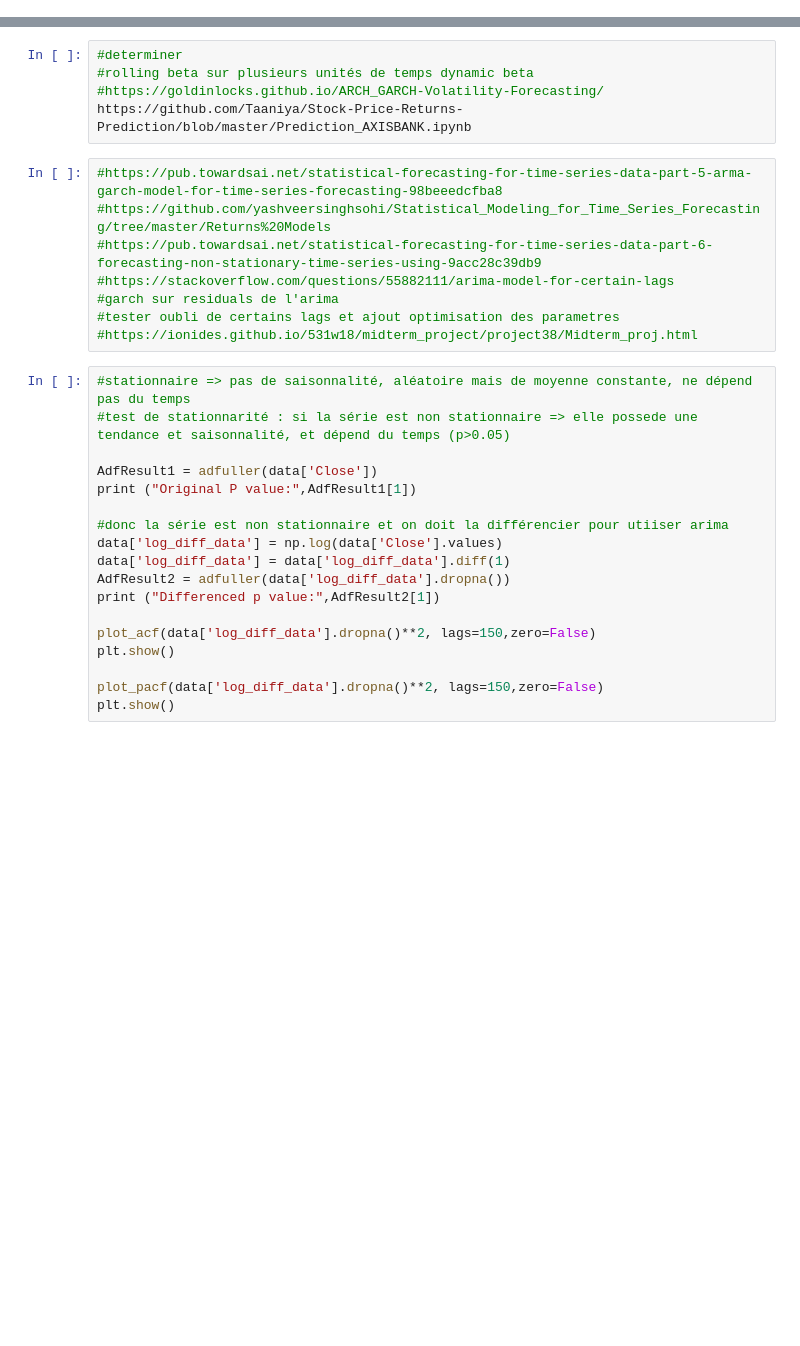
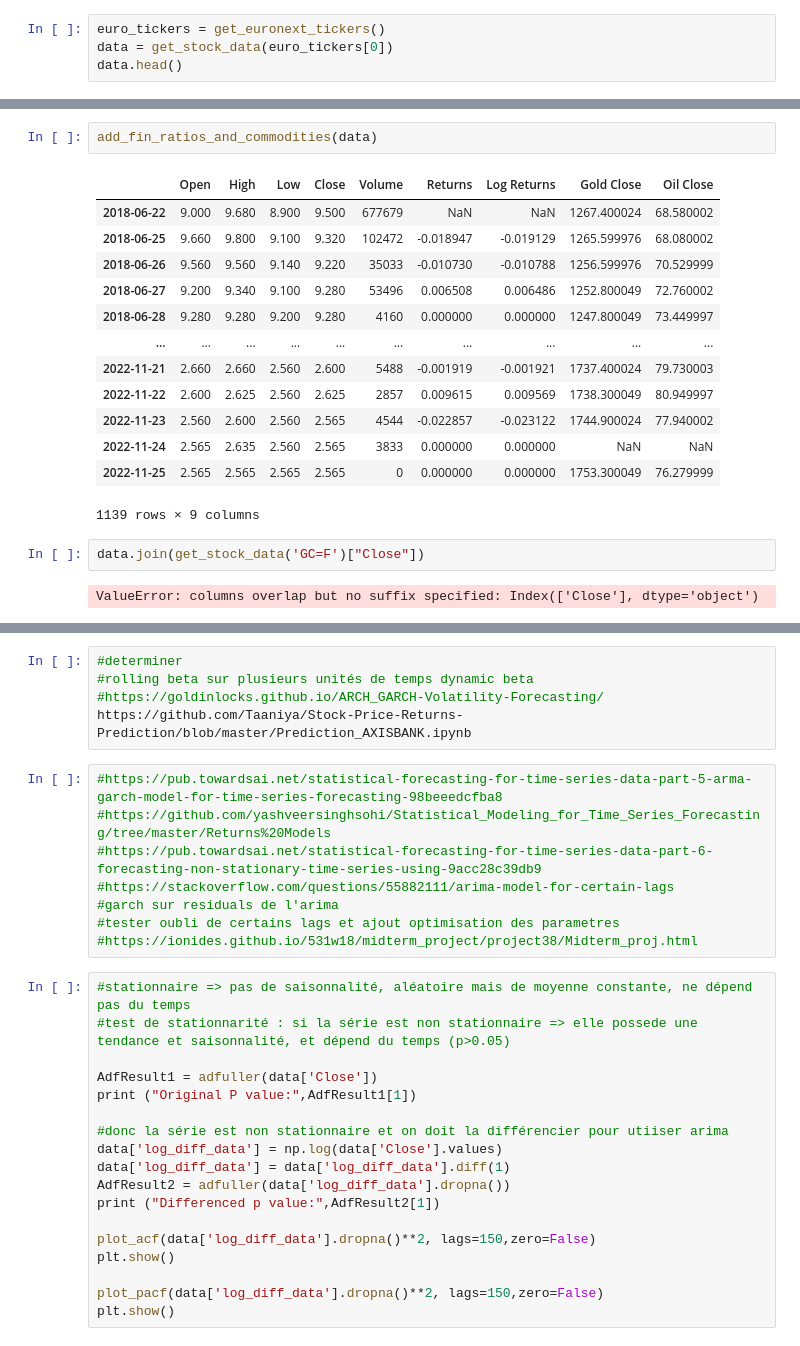
Before and after one commit to Wolvpak/ProjetFinance, a Jupyter notebook: indicators_historical_data.ipynb, the cells around one changed output, grey strips where cells are left out. Cells and saved outputs as stored; diff of their text form; blank space fills up the shorter version.

```diff
--- a/indicators_historical_data.ipynb
+++ b/indicators_historical_data.ipynb
@@ -75,0 +19,4 @@ https://github.com/stefan-jansen/machine-learning-for-trading/blob/main/24_alpha
+# %%
+euro_tickers = get_euronext_tickers()
+data = get_stock_data(euro_tickers[0])
+data.head()
@@ -75,0 +45,20 @@ https://github.com/stefan-jansen/machine-learning-for-trading/blob/main/24_alpha
+# %%
+add_fin_ratios_and_commodities(data)
+# %% [output]
+|  | Open | High | Low | Close | Volume | Returns | Log Returns | Gold Close | Oil Close |
+| 2018-06-22 | 9.000 | 9.680 | 8.900 | 9.500 | 677679 | NaN | NaN | 1267.400024 | 68.580002 |
+| 2018-06-25 | 9.660 | 9.800 | 9.100 | 9.320 | 102472 | -0.018947 | -0.019129 | 1265.599976 | 68.080002 |
+| 2018-06-26 | 9.560 | 9.560 | 9.140 | 9.220 | 35033 | -0.010730 | -0.010788 | 1256.599976 | 70.529999 |
+| 2018-06-27 | 9.200 | 9.340 | 9.100 | 9.280 | 53496 | 0.006508 | 0.006486 | 1252.800049 | 72.760002 |
+| 2018-06-28 | 9.280 | 9.280 | 9.200 | 9.280 | 4160 | 0.000000 | 0.000000 | 1247.800049 | 73.449997 |
+| ... | ... | ... | ... | ... | ... | ... | ... | ... | ... |
+| 2022-11-21 | 2.660 | 2.660 | 2.560 | 2.600 | 5488 | -0.001919 | -0.001921 | 1737.400024 | 79.730003 |
+| 2022-11-22 | 2.600 | 2.625 | 2.560 | 2.625 | 2857 | 0.009615 | 0.009569 | 1738.300049 | 80.949997 |
+| 2022-11-23 | 2.560 | 2.600 | 2.560 | 2.565 | 4544 | -0.022857 | -0.023122 | 1744.900024 | 77.940002 |
+| 2022-11-24 | 2.565 | 2.635 | 2.560 | 2.565 | 3833 | 0.000000 | 0.000000 | NaN | NaN |
+| 2022-11-25 | 2.565 | 2.565 | 2.565 | 2.565 | 0 | 0.000000 | 0.000000 | 1753.300049 | 76.279999 |
+1139 rows × 9 columns
+# %%
+data.join(get_stock_data('GC=F')["Close"])
+# %% [output]
+ValueError: columns overlap but no suffix specified: Index(['Close'], dtype='object')
```
Also changed, not shown: parts of 12 cells of this notebook, 6 other files.
